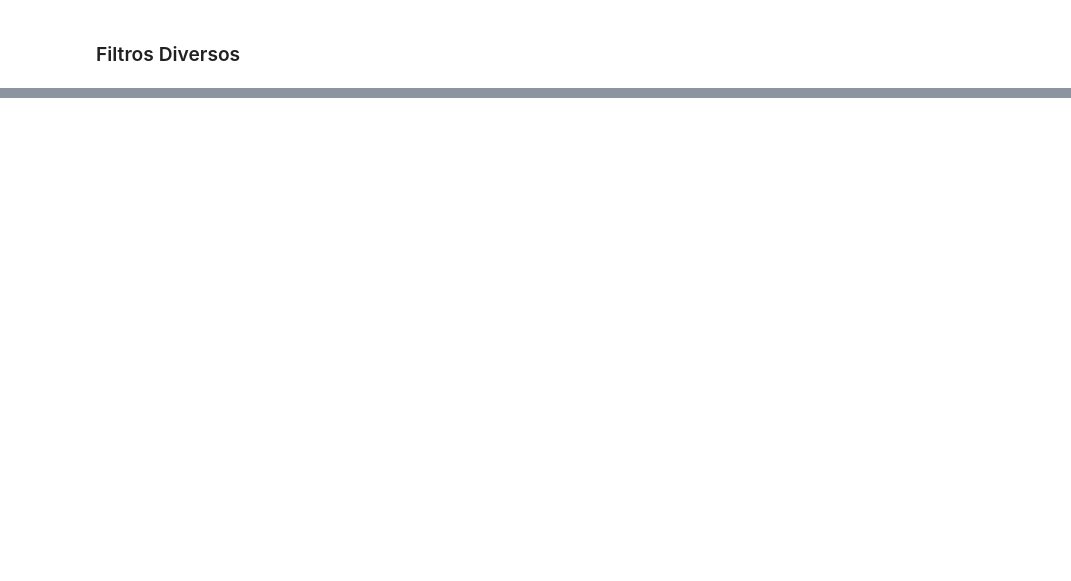
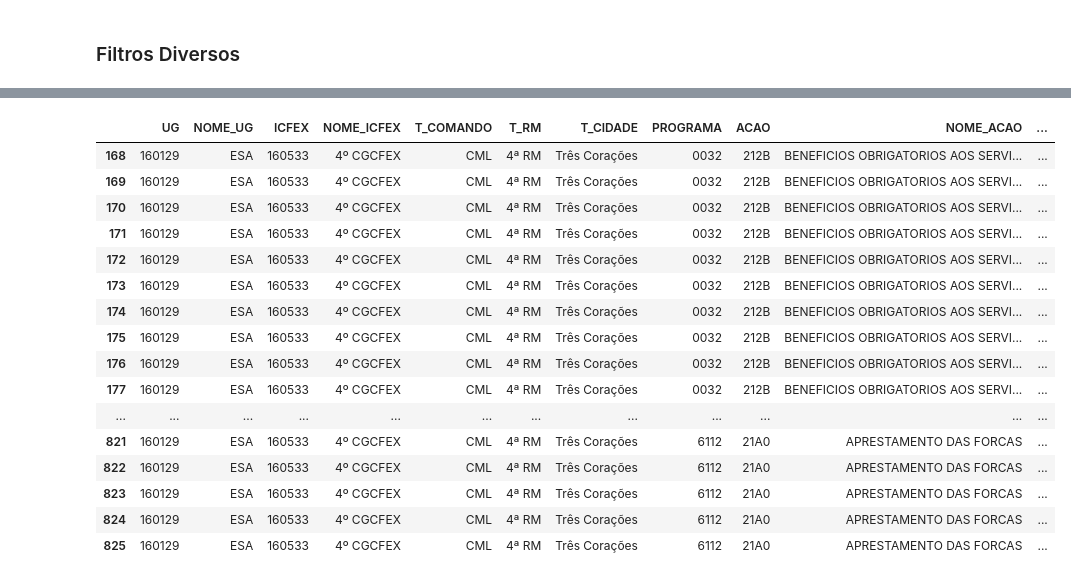
Before and after one commit to DiogoPqdt/Dashboard_ESA, a Jupyter notebook: notebook/sag.ipynb, the cells around one changed output, grey strips where cells are left out. Saved outputs shown, nothing was run; the diff lists cells and outputs as text; code cells hidden in the pictures; blank space fills up the shorter version.

```diff
--- a/notebook/sag.ipynb
+++ b/notebook/sag.ipynb
@@ -501,3 +501,23 @@ df_liquidar.to_excel('empenhos_2024_liquidar.xlsx')
 df_empenhos_mais_60_dias = df_teste[(df_teste['DIAS'] >= 60)& (df_teste['A_LIQUIDAR'] != 0)].sort_values(by="A_LIQUIDAR", ascending=False)
 
 df_empenhos_mais_60_dias.to_excel('empenhos_mais_60_dias.xlsx')
+# %%
+df[df['NOME_UGR'] == 'COEX/GESTOR']
+# %% [output]
+|  | UG | NOME_UG | ICFEX | NOME_ICFEX | T_COMANDO | T_RM | T_CIDADE | PROGRAMA | ACAO | NOME_ACAO | ... |
+| 168 | 160129 | ESA | 160533 | 4º CGCFEX | CML | 4ª RM | Três Corações | 0032 | 212B | BENEFICIOS OBRIGATORIOS AOS SERVI... | ... |
+| 169 | 160129 | ESA | 160533 | 4º CGCFEX | CML | 4ª RM | Três Corações | 0032 | 212B | BENEFICIOS OBRIGATORIOS AOS SERVI... | ... |
+| 170 | 160129 | ESA | 160533 | 4º CGCFEX | CML | 4ª RM | Três Corações | 0032 | 212B | BENEFICIOS OBRIGATORIOS AOS SERVI... | ... |
+| 171 | 160129 | ESA | 160533 | 4º CGCFEX | CML | 4ª RM | Três Corações | 0032 | 212B | BENEFICIOS OBRIGATORIOS AOS SERVI... | ... |
+| 172 | 160129 | ESA | 160533 | 4º CGCFEX | CML | 4ª RM | Três Corações | 0032 | 212B | BENEFICIOS OBRIGATORIOS AOS SERVI... | ... |
+| 173 | 160129 | ESA | 160533 | 4º CGCFEX | CML | 4ª RM | Três Corações | 0032 | 212B | BENEFICIOS OBRIGATORIOS AOS SERVI... | ... |
+| 174 | 160129 | ESA | 160533 | 4º CGCFEX | CML | 4ª RM | Três Corações | 0032 | 212B | BENEFICIOS OBRIGATORIOS AOS SERVI... | ... |
+| 175 | 160129 | ESA | 160533 | 4º CGCFEX | CML | 4ª RM | Três Corações | 0032 | 212B | BENEFICIOS OBRIGATORIOS AOS SERVI... | ... |
+| 176 | 160129 | ESA | 160533 | 4º CGCFEX | CML | 4ª RM | Três Corações | 0032 | 212B | BENEFICIOS OBRIGATORIOS AOS SERVI... | ... |
+| 177 | 160129 | ESA | 160533 | 4º CGCFEX | CML | 4ª RM | Três Corações | 0032 | 212B | BENEFICIOS OBRIGATORIOS AOS SERVI... | ... |
+| ... | ... | ... | ... | ... | ... | ... | ... | ... | ... | ... | ... |
+| 821 | 160129 | ESA | 160533 | 4º CGCFEX | CML | 4ª RM | Três Corações | 6112 | 21A0 | APRESTAMENTO DAS FORCAS | ... |
+| 822 | 160129 | ESA | 160533 | 4º CGCFEX | CML | 4ª RM | Três Corações | 6112 | 21A0 | APRESTAMENTO DAS FORCAS | ... |
+| 823 | 160129 | ESA | 160533 | 4º CGCFEX | CML | 4ª RM | Três Corações | 6112 | 21A0 | APRESTAMENTO DAS FORCAS | ... |
+| 824 | 160129 | ESA | 160533 | 4º CGCFEX | CML | 4ª RM | Três Corações | 6112 | 21A0 | APRESTAMENTO DAS FORCAS | ... |
+| 825 | 160129 | ESA | 160533 | 4º CGCFEX | CML | 4ª RM | Três Corações | 6112 | 21A0 | APRESTAMENTO DAS FORCAS | ... |
```
Also changed, not shown: parts of 7 cells of this notebook, 9 other files.
